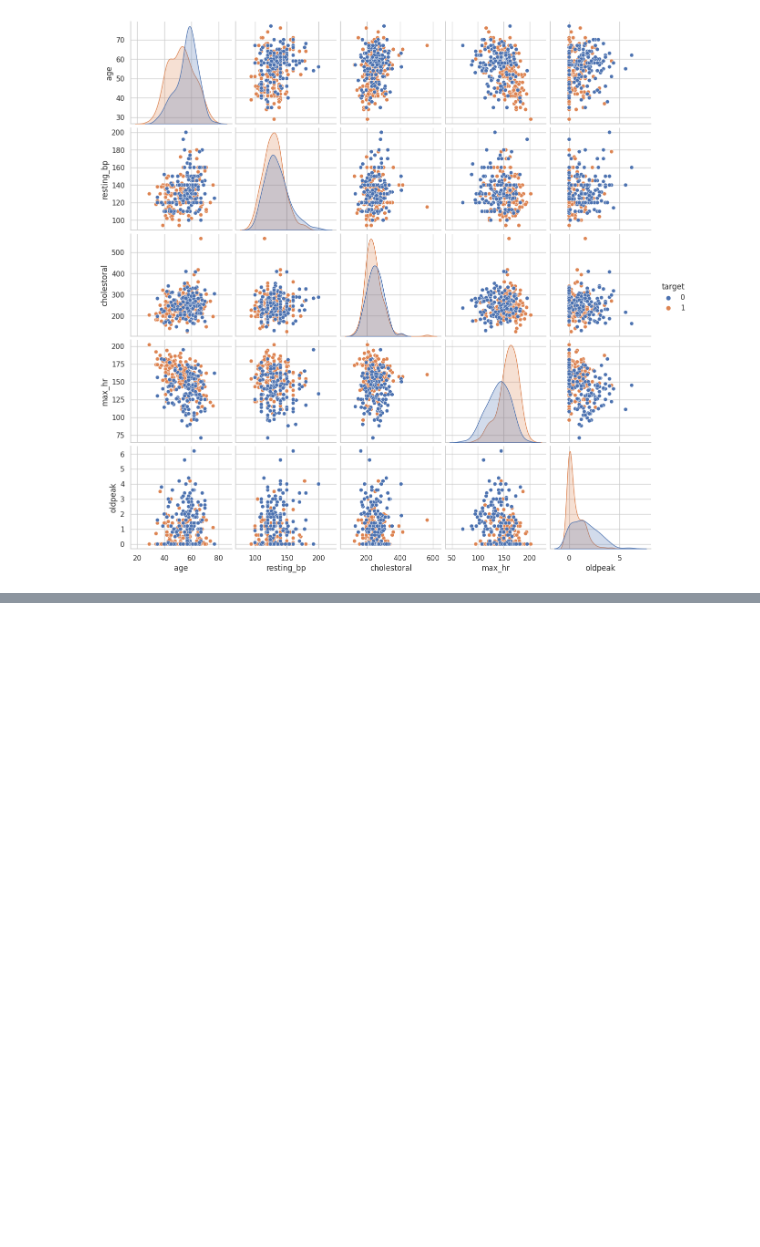
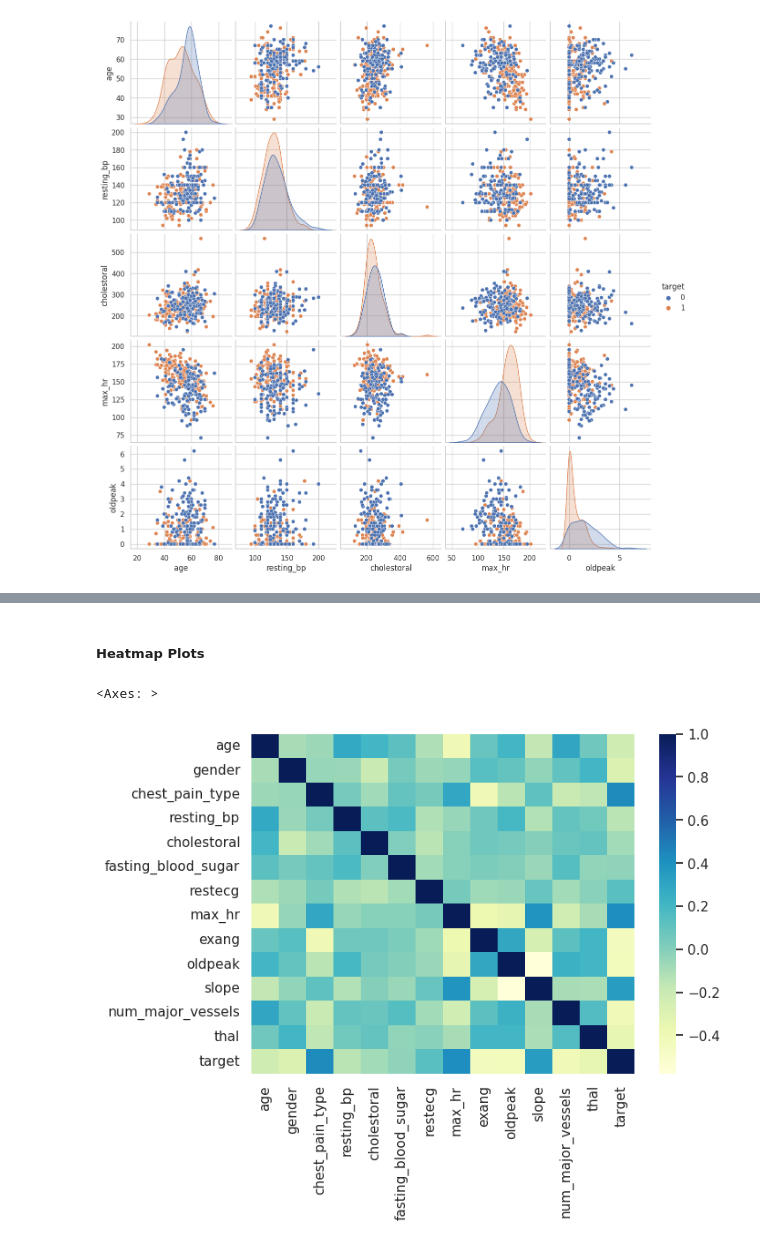
Before and after one commit to florboydens/DataViz_Workshop, a Jupyter notebook: Data_Viz_Workshop_Day_3.ipynb, the cells around one changed output, grey strips where cells are left out. Cells and saved outputs as stored; diff of their text form; code cells hidden in the pictures; blank space fills up the shorter version.

```diff
--- a/Data_Viz_Workshop_Day_3.ipynb
+++ b/Data_Viz_Workshop_Day_3.ipynb
@@ -243,0 +345,9 @@ sns.pairplot(data=data[continuous + ['target']], hue='target')
+# %% [markdown]
+##### **Heatmap Plots**
+# %%
+plt.figure(figsize=(7,5))
+sns.heatmap(data.corr(),
+            cmap="YlGnBu")
+# %% [output]
+<Axes: >
+[figure, added]
```
Also changed, not shown: parts of 32 cells of this notebook.
